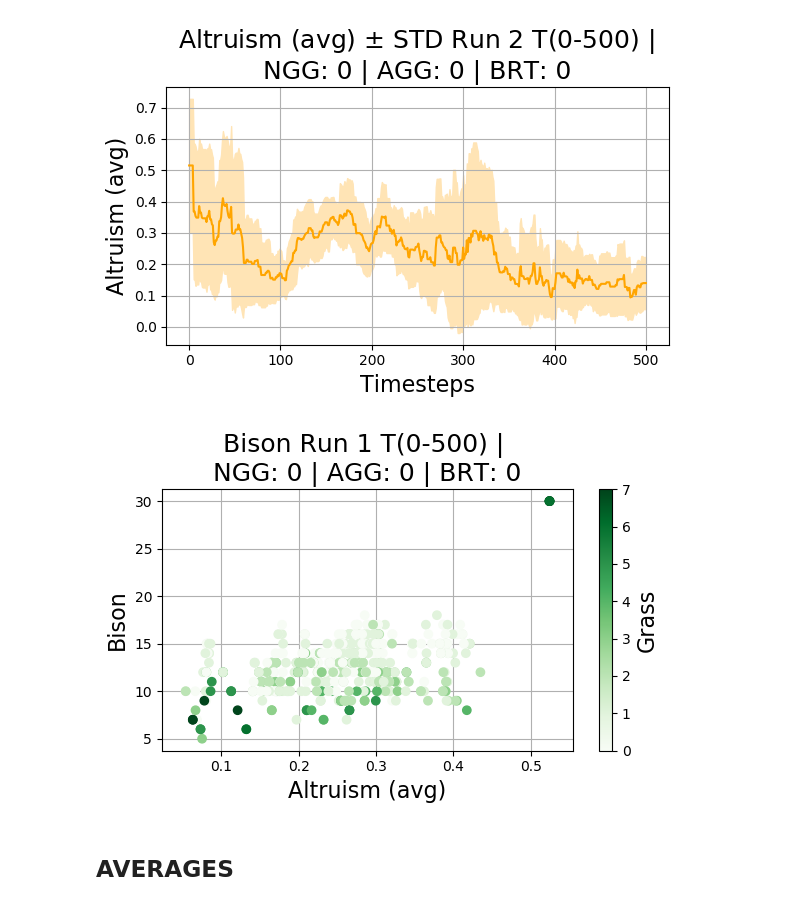
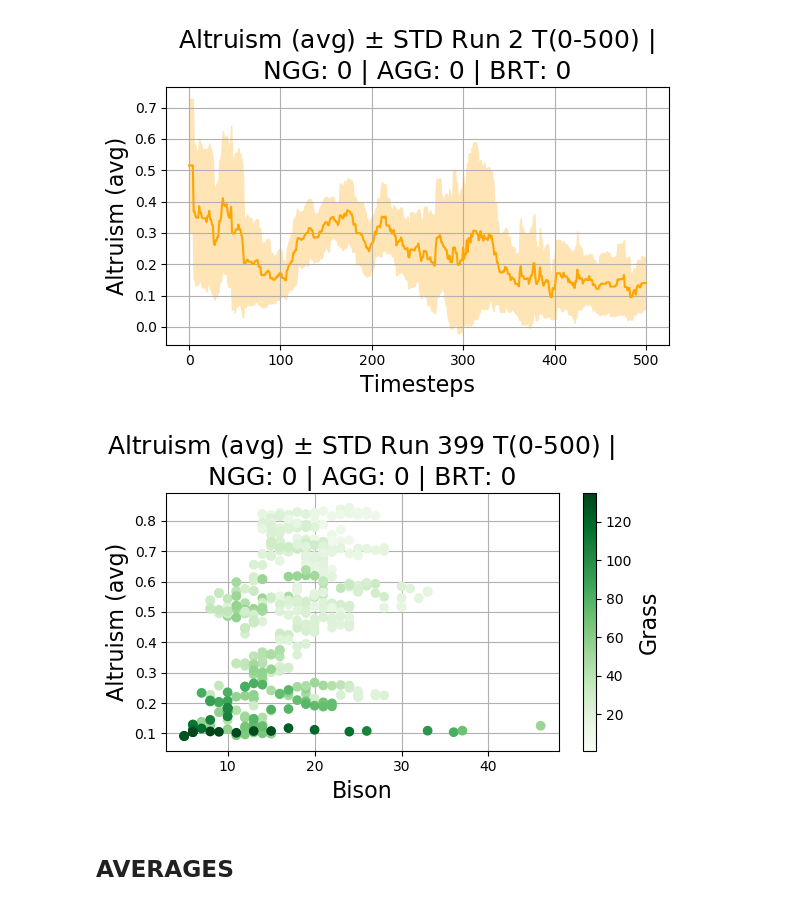
Before and after one commit to jurrew27/abm-project, a Jupyter notebook: Results_Visualisation.ipynb, the cells around one changed output. Saved outputs shown, nothing was run; the diff lists cells and outputs as text; code cells hidden in the pictures.

Commit message:
Plot per param_combination

```diff
--- a/Results_Visualisation.ipynb
+++ b/Results_Visualisation.ipynb
@@ -105,7 +105,10 @@ def plot_scatter_per_run(params, results, exp_num, vx, vy, vc, t0=0, t1=False, s
     exp_data = results.loc[exp_num]
     data_names = exp_data.columns
     colormaps = [cmocean.cm.turbid, 'Greens', 'RdYlGn']
-    colormap = colormaps[vc-1]
+    if vc > 2:
+        colormap = 'Greys'
+    else:
+        colormap = colormaps[vc-1]
 
     if not(t1):
         t1 = len(exp_data) - 1
@@ -143,7 +146,10 @@ def plot_scatter_avg(params, avg_per_run, vx, vy, vc, save_fig=False):
         save_fig: str for name
     """
     colormaps = [cmocean.cm.turbid, 'Greens', 'RdYlGn', None, 'Greens']
-    colormap = colormaps[vc-1]
+    if vc > 3:
+        colormap = 'Greys'
+    else:
+        colormap = colormaps[vc-1]
 
     x = avg_per_run[data_names[vx-1]]
     y = avg_per_run[data_names[vy-1]]
@@ -159,5 +165,20 @@ def plot_scatter_avg(params, avg_per_run, vx, vy, vc, save_fig=False):
     if save_fig:
         plt.savefig('Plots\Test_Scatter.png')
     plt.show()
+
+def create_avg_per_param(avg_per_run, variable_params):
+    avg_per_param = avg_per_run.groupby(variable_params, as_index=False).mean()
+    for param in variable_params:
+        avg_per_param[param+'_temp'] = avg_per_param[param]
+        avg_per_param = avg_per_param.drop(labels=param, axis=1)
+    dict_remapper = {}
+    for param in variable_params:
+        dict_remapper[param+'_temp'] = param
+    avg_per_param = avg_per_param.rename(dict_remapper, axis=1)
+    return avg_per_param
+
+def variable_params_func(params):
+    index_run = np.where(np.array(params.columns) == 'Run')[0][0]
+    return list(np.array(params.columns)[:index_run])
 # %% [markdown]
 ### Create graphs
@@ -182,9 +199,9 @@ plot_line(params, results, exp_num=exp_num, v=3, t0=0, t1=False, save_fig=False)
 [figure]
 [figure]
 # %%
-plot_scatter_per_run(params, results, exp_num=1, vx=3, vy=1, vc=2, t0=0, t1=False, save_fig=False)
+plot_scatter_per_run(params, results, exp_num=399, vx=1, vy=3, vc=2, t0=0, t1=False, save_fig=False)
 # %% [output]
-[figure, old version]
+[figure, new version]
 # %% [markdown]
 ## AVERAGES
 # %%
```
Also changed, not shown: parts of 5 cells of this notebook.
